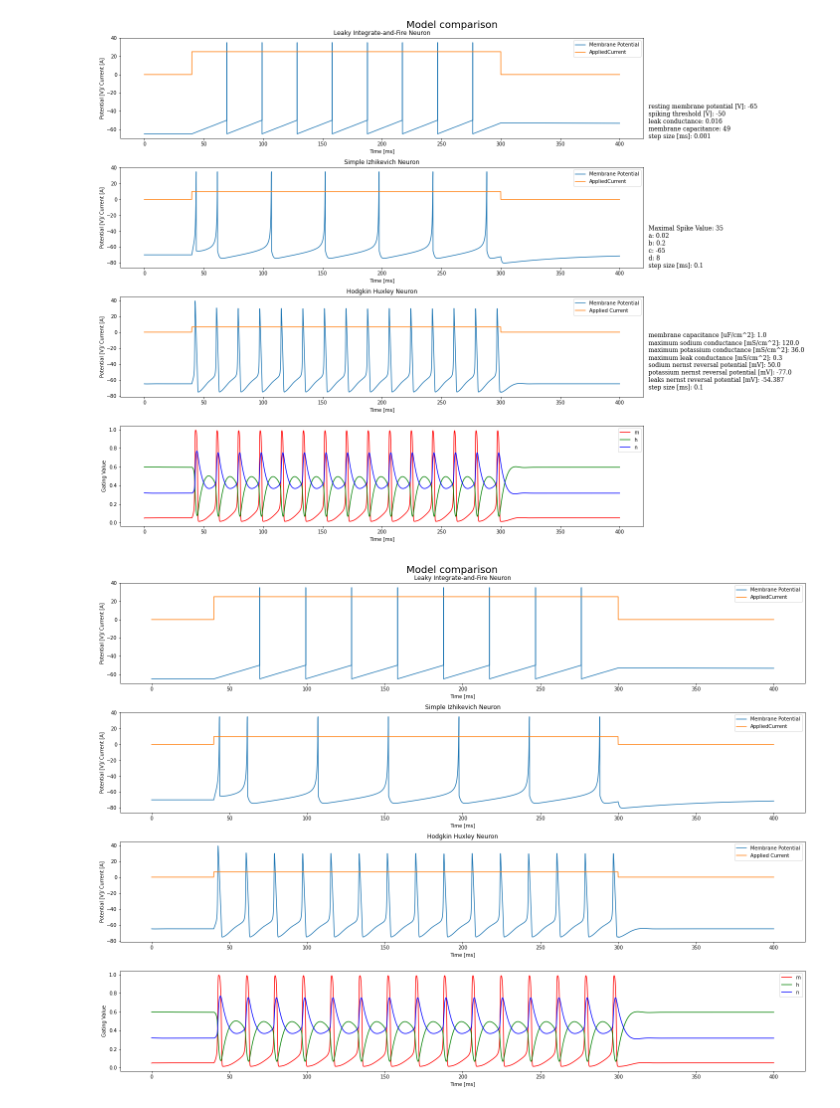
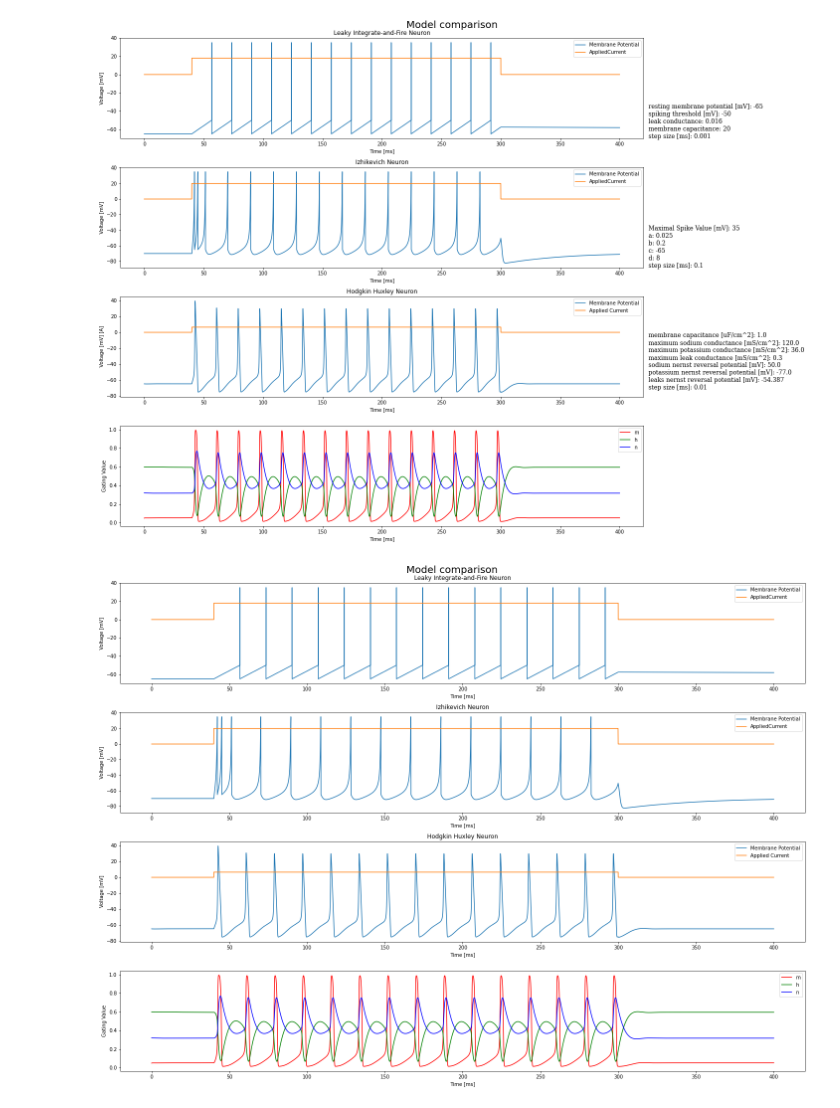
Before and after one commit to MarvinIRW/Neurodynamics_SS2022_models, a Jupyter notebook: neurodynamics_model_plots.ipynb, the cells around one changed output. Drawn from its saved outputs; the diff is of its cells as text; code cells hidden in the pictures.

```diff
--- a/neurodynamics_model_plots.ipynb
+++ b/neurodynamics_model_plots.ipynb
@@ -82,17 +82,12 @@ def HH(_I=6.5,
 # %%
 
 """
-plot, showcasing the Izhikevich Model dynamics and the
-diverse neuron types it can adapt to
+the Izhikevich Model
 """
-
-# import numpy as np
-# import matplotlib.pyplot as plt
-# from matplotlib.pyplot import  Button, Slider
 
 #==============================================================================#
 
-def Izhikevich_Model(_I = 10, a = 0.02, b = 0.2, c = -65, d = 8):
+def Izhikevich_Model(_I = 20, a = 0.025, b = 0.2, c = -65, d = 8):
 
     ######### Constants
     spike_value = 35                            # Maximal Spike Value
@@ -141,33 +136,29 @@ def Izhikevich_Model(_I = 10, a = 0.02, b = 0.2, c = -65, d = 8):
 # %%
 
 """
-plot, showcasing the Leaky Integrate-and-Fire Model
+the Leaky Integrate-and-Fire Model
 """
-
-# import numpy as np
-# import matplotlib.pyplot as plt
 
 #==============================================================================#
 
-def LIF(_I=25, gl=0.016, Cm=49):
+def LIF(_I=18, gl=0.016, Cm=20):
 
     ######### Constants
-    El      =   -65                      # restint membrane potential [V]
-    thresh  =   -50                      # spiking threshold [V]
+    El      =   -65                      # restint membrane potential [mV]
+    thresh  =   -50                      # spiking threshold [mV]
 
     ######### Experimental Setup
     # TIME
-    T       =   400                       # total simulation length [s]
-    dt      =   0.001                     # step size [s]
-    time    =   np.arange(0, T+dt, dt)      # step values [s]
+    T       =   400                       # total simulation length [ms]
+    dt      =   0.001                     # step size [ms]
+    time    =   np.arange(0, T+dt, dt)      # step values [ms]
     # VOLTAGE
     V       =   np.empty(len(time))         # array for saving Voltage history
     V[0]    =   El                          # set initial to resting potential
     # CURRENT
     I = np.zeros(len(time))
     I[40000:300000] = _I
-    ######### Measurements
-    spikes  =   0                           # counter for number of spikes
+
 
     ######### Simulation
     for i in range(1, len(time)):
@@ -179,12 +170,11 @@ def LIF(_I=25, gl=0.016, Cm=49):
         if V[i] > thresh:
             V[i-1] = 35   # set the last step to spike value
             V[i] = El       # current step is resting membrane potential
-            spikes += 1     # count spike
 
     # also return used params as dict
     params = {
-        "resting membrane potential [V]" : El,
-        "spiking threshold [V]" : thresh,
+        "resting membrane potential [mV]" : El,
+        "spiking threshold [mV]" : thresh,
         "leak conductance" : gl,
         "membrane capacitance" : Cm,
         "step size [ms]" : dt
@@ -302,10 +292,10 @@ time_LIF, V_LIF, I_LIF, params_LIF = LIF()
 axs[0].plot(time_LIF, V_LIF, label="Membrane Potential")
 axs[0].plot(time_LIF, I_LIF, label="AppliedCurrent")
 axs[0].legend(loc="upper right")
-axs[0].set(title="Leaky Integrate-and-Fire Neuron", xlabel="Time [ms]", ylabel="Potential [V]/ Current [A]")
+axs[0].set(title="Leaky Integrate-and-Fire Neuron", xlabel="Time [ms]", ylabel="Voltage [mV]")
 # add LIF args
-axs[0].text(1.01,0,f'''resting membrane potential [V]: {params_LIF["resting membrane potential [V]"]}
-spiking threshold [V]: {params_LIF["spiking threshold [V]"]}
+axs[0].text(1.01,0,f'''resting membrane potential [mV]: {params_LIF["resting membrane potential [mV]"]}
+spiking threshold [mV]: {params_LIF["spiking threshold [mV]"]}
 leak conductance: {params_LIF["leak conductance"]}
 membrane capacitance: {params_LIF["membrane capacitance"]}
 step size [ms]: {params_LIF["step size [ms]"]}''',transform=axs[0].transAxes, fontdict = font)
@@ -315,9 +305,9 @@ time_IZ, V_IZ, I_IZ, params_IZ = Izhikevich_Model()
 axs[1].plot(time_IZ, V_IZ, label="Membrane Potential")
 axs[1].plot(time_IZ, I_IZ, label="AppliedCurrent")
 axs[1].legend(loc="upper right")
-axs[1].set(title="Simple Izhikevich Neuron", xlabel="Time [ms]", ylabel="Potential [V]/ Current [A]")
+axs[1].set(title="Izhikevich Neuron", xlabel="Time [ms]", ylabel="Voltage [mV]")
 # add IZ args
-axs[1].text(1.01,0,f'''Maximal Spike Value: {params_IZ["Maximal Spike Value"]}
+axs[1].text(1.01,0,f'''Maximal Spike Value [mV]: {params_IZ["Maximal Spike Value"]}
 a: {params_IZ["a"]}
 b: {params_IZ["b"]}
 c: {params_IZ["c"]}
@@ -332,7 +322,7 @@ axs[2].plot(time_HH, I_HH, label="Applied Current")
 # plot legend HH
 axs[2].legend(loc="upper right")
 # add axis labels HH
-axs[2].set(title="Hodgkin Huxley Neuron", xlabel="Time [ms]", ylabel="Potential [V]/ Current [A]")
+axs[2].set(title="Hodgkin Huxley Neuron", xlabel="Time [ms]", ylabel="Voltage [mV] [A]")
 # plot HH args
 axs[2].text(1.01,0,f'''membrane capacitance [uF/cm^2]: {params_HH["membrane capacitance [uF/cm^2]"]}
 maximum sodium conductance [mS/cm^2]: {params_HH["maximum sodium conductance [mS/cm^2]"]}
@@ -355,10 +345,10 @@ axs[3].legend(loc="upper right")
 
 # better looks
 fig.tight_layout()
-plt.savefig("model comparison rows with text", facecolor='white')
+plt.savefig("images/model_comparison_rows_with_text", facecolor='white')
 plt.show()
 # %% [output]
-[figure, old version]
+[figure, new version]
 # %%
 ## plotting 4 rows without model param
 font = {'family': 'serif',
@@ -376,36 +366,36 @@ time_LIF, V_LIF, I_LIF, params_LIF = LIF()
 axs[0].plot(time_LIF, V_LIF, label="Membrane Potential")
 axs[0].plot(time_LIF, I_LIF, label="AppliedCurrent")
 axs[0].legend(loc="upper right")
-axs[0].set(title="Leaky Integrate-and-Fire Neuron", xlabel="Time [ms]", ylabel="Potential [V]/ Current [A]")
+axs[0].set(title="Leaky Integrate-and-Fire Neuron", xlabel="Time [ms]", ylabel="Voltage [mV]")
 
 ## plot IZ
 time_IZ, V_IZ, I_IZ, params_IZ = Izhikevich_Model()
 axs[1].plot(time_IZ, V_IZ, label="Membrane Potential")
 axs[1].plot(time_IZ, I_IZ, label="AppliedCurrent")
 axs[1].legend(loc="upper right")
-axs[1].set(title="Simple Izhikevich Neuron", xlabel="Time [ms]", ylabel="Potential [V]/ Current [A]")
+axs[1].set(title="Izhikevich Neuron", xlabel="Time [ms]", ylabel="Voltage [mV]")
 
 ## plot HH
 time_HH, V_HH, I_HH, m_HH, h_HH, n_HH, params_HH= HH()
 axs[2].plot(time_HH, V_HH, label="Membrane Potential")
 axs[2].plot(time_HH, I_HH, label="Applied Current")
 # plot legend HH
 axs[2].legend(loc="upper right")
 # add axis labels HH
-axs[2].set(title="Hodgkin Huxley Neuron", xlabel="Time [ms]", ylabel="Potential [V]/ Current [A]")
+axs[2].set(title="Hodgkin Huxley Neuron", xlabel="Time [ms]", ylabel="Voltage [mV]")
 
 ## plot parameters m, h, n HH
 axs[3].plot(time_HH, m_HH, 'r', label='m')
 axs[3].plot(time_HH, h_HH, 'g', label='h')
 axs[3].plot(time_HH, n_HH, 'b', label='n')
 # parameters labels
 axs[3].set(xlabel="Time [ms]", ylabel="Gating Value")
 axs[3].legend(loc="upper right")
 
 
 # better looks
 fig.tight_layout()
-plt.savefig("model comparison 4 rows no text", facecolor='white')
+plt.savefig("images/model_comparison_4_rows_no_text", facecolor='white')
 plt.show()
 # %% [output]
-[figure, old version]
+[figure, new version]
```
Also changed, not shown: parts of 6 cells of this notebook, 10 other files.
